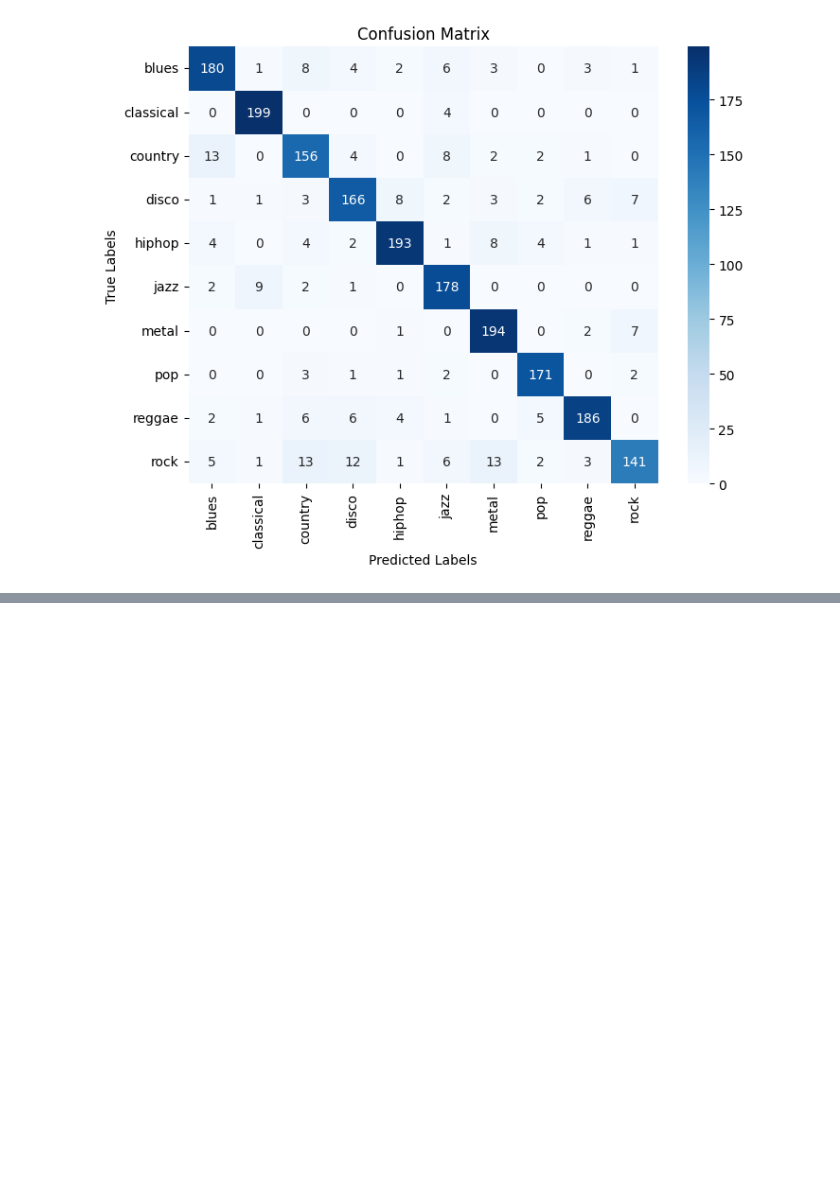
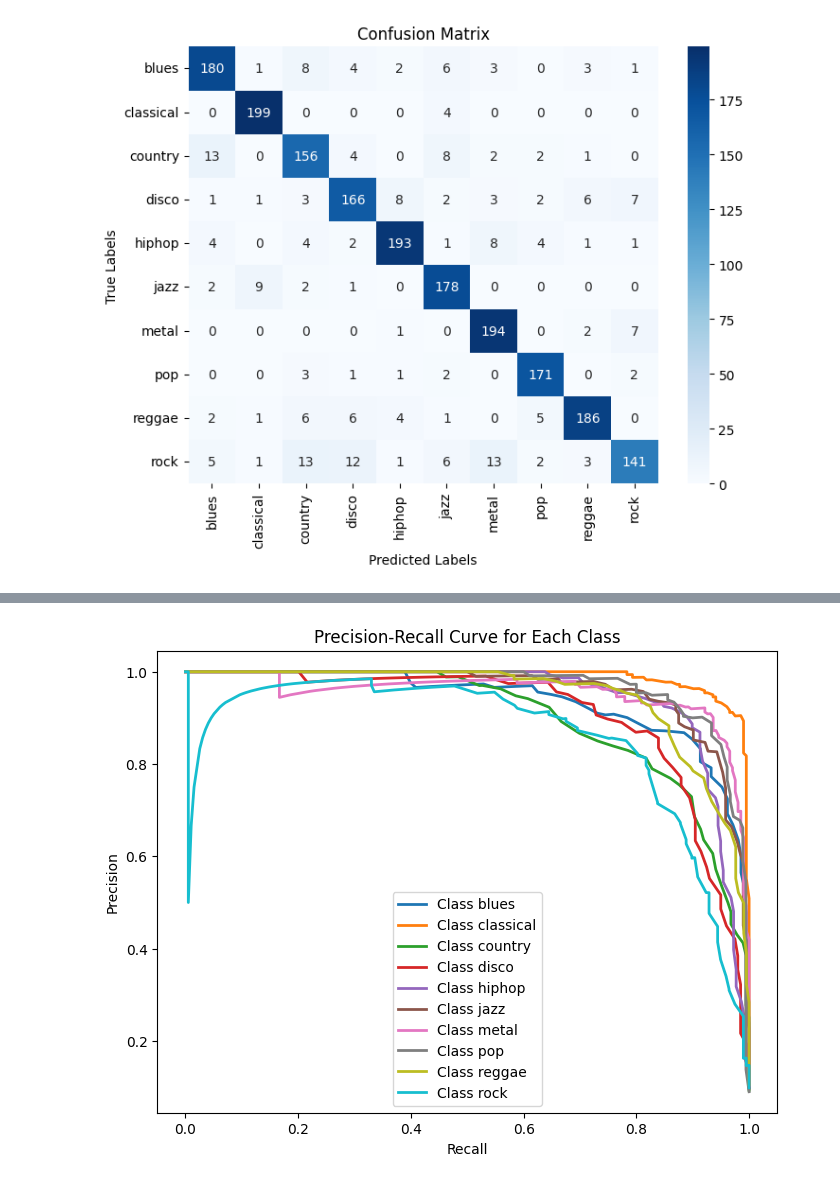
Before and after one commit to Khushboo-Verma2004/AI-ML-2, a Jupyter notebook: Music Genre Classification/Music_Genre_Prediction.ipynb, the cells around one changed output, grey strips where cells are left out. Saved outputs shown, nothing was run; the diff lists cells and outputs as text; code cells hidden in the pictures; blank space fills up the shorter version.

```diff
--- a/Music Genre Classification/Music_Genre_Prediction.ipynb
+++ b/Music Genre Classification/Music_Genre_Prediction.ipynb
@@ -247,0 +274,25 @@ plot_confusion_matrix(y_test, y_pred, class_labels)
+# %%
+from sklearn.metrics import precision_recall_curve
+import matplotlib.pyplot as plt
+from sklearn.preprocessing import label_binarize
+
+# Binarize the labels
+y_test_bin = label_binarize(y_test, classes=class_labels)
+
+# Get predicted probabilities
+y_probs = rf_model.predict_proba(X_test)
+
+# Plot Precision-Recall curve for each class
+plt.figure(figsize=(8, 6))
+colors = ['blue', 'red', 'green', 'purple', 'orange', 'brown']
+for i in range(len(class_labels)):
+    precision, recall, _ = precision_recall_curve(y_test_bin[:, i], y_probs[:, i])
+    plt.plot(recall, precision, lw=2, label=f"Class {class_labels[i]}")
+
+plt.xlabel('Recall')
+plt.ylabel('Precision')
+plt.title('Precision-Recall Curve for Each Class')
+plt.legend(loc='best')
+plt.show()
+# %% [output]
+[figure, added]
```
Also changed, not shown: parts of 7 cells of this notebook.
